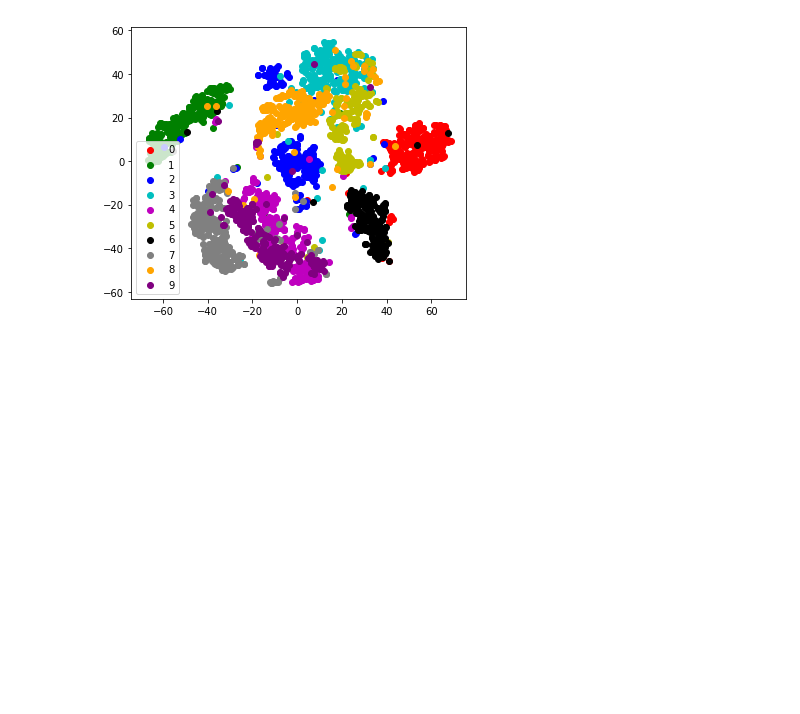
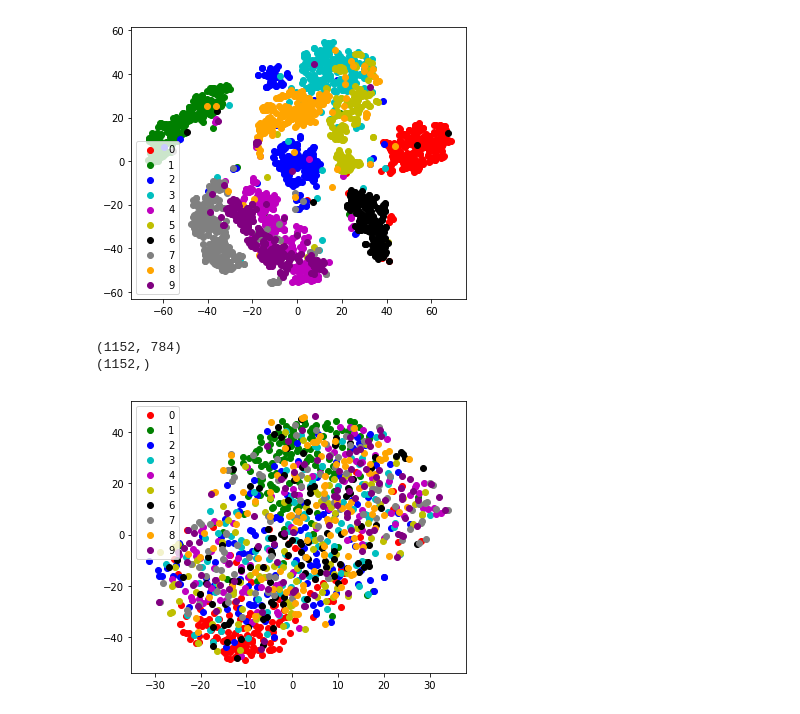
Before and after one commit to TimO96/VAE-for-Medical-Imaging, a Jupyter notebook: MNIST_LIN_CONV.ipynb, the cells around one changed output. Saved outputs shown, nothing was run; the diff lists cells and outputs as text; code cells hidden in the pictures; blank space fills up the shorter version.

Commit message:
conv only included

```diff
--- a/MNIST_LIN_CONV.ipynb
+++ b/MNIST_LIN_CONV.ipynb
@@ -42,6 +42,8 @@ class VAE(nn.Module):
             self.conv_decoder = None
         else:
             self.conv_decoder = nn.Sequential(*layers[3])
+            self.en_conv_1 = nn.Sequential(layers[4])
+            self.en_conv_2 = nn.Sequential(layers[5])
 
         if (len(activation_layer[0]) == 0):
             self.activation_layer_1 = nn.Sequential()
@@ -71,7 +73,11 @@ class VAE(nn.Module):
             x = x.view(-1,784)
             out = self.encoder(x)
         elif self.encoder is None:
-            print("nog te doen")
+            out = self.conv_encoder(x)
+            loc =  self.activation_layer_1(self.en_conv_1(out))
+            scale =  self.activation_layer_2(self.en_conv_2(out))
+            self.x, self.y, self.z = loc.size(1), loc.size(2), loc.size(2)
+            return loc.view(-1, self.x * self.y * self.z), scale.view(-1, self.x * self.y * self.z)
         else:
             out = self.conv_encoder(x)
             self.x, self.y, self.z = out.size(1), out.size(2), out.size(2)
@@ -89,7 +95,9 @@ class VAE(nn.Module):
         if self.conv_decoder is None:
             x_hat = self.decoder(z)
         elif self.decoder is None:
-            print("nog te doen")
+            z = z.view(-1,self.x , self.y , self.z)
+            x_hat = self.conv_decoder(z)
+            x_hat = x_hat.view(-1,x_hat.size(2) * x_hat.size(3))
         else:
             x_hat = self.decoder(z)
             x_hat = x_hat.view(-1,self.x , self.y , self.z)
@@ -202,9 +210,9 @@ def load_data(batch_size):
     return train_data, train_loader, test_data, test_loader
 
 def layer_order(choice):
-    options = [[None, encoder_layers, decoder_layers, None],
-                [conv_encoder_layers, encoder_layers, decoder_layers, conv_decoder_layers],
-                [conv_encoder_layers, None, None, conv_decoder_layers]]
+    options = [[None, encoder_layers, decoder_layers, None, None, None],
+                [conv_encoder_layers, encoder_layers, decoder_layers, conv_decoder_layers, None, None],
+                [conv_encoder_layers, None, None, conv_decoder_layers, en_conv_1, en_conv_2]]
     return options[choice - 1]
 # %%
 x_dim = 784#3136#784
@@ -395,3 +419,40 @@ plt.show()
 (2304, 784)
 (2304,)
 [figure]
+# %%
+from sklearn.manifold import TSNE
+
+count = 0
+with torch.no_grad():
+    for batch_idx, (data, label) in enumerate(test_loader):
+        data = data
+        x_hat, loss = model(data)
+        if count == 0:
+            ys = label.numpy()
+            x_hats = x_hat.numpy()
+        else:
+            ys = np.append(ys, label.numpy())
+            x_hats = np.append(x_hats, x_hat.numpy(), axis=0)
+        if count >= 8:
+            break
+        count += 1
+
+print(np.shape(x_hats))
+print(np.shape(ys))
+
+tsne = TSNE(n_components=2, random_state=0)
+X_2d = tsne.fit_transform(x_hats)
+
+target_ids = range(len(ys))
+
+plt.figure(figsize=(6, 5))
+colors = 'r', 'g', 'b', 'c', 'm', 'y', 'k', 'gray', 'orange', 'purple'
+for i, c, label in zip(target_ids, colors, [0, 1, 2, 3, 4, 5, 6, 7, 8, 9]):
+    plt.scatter(X_2d[ys == i, 0], X_2d[ys == i, 1], c=c, label=label)
+plt.legend()
+plt.show()
+# shows T-SNE plot of linear/ convolutional trained model
+# %% [output]
+(1152, 784)
+(1152,)
+[figure, added]
```
Also changed, not shown: parts of 2 cells of this notebook.
